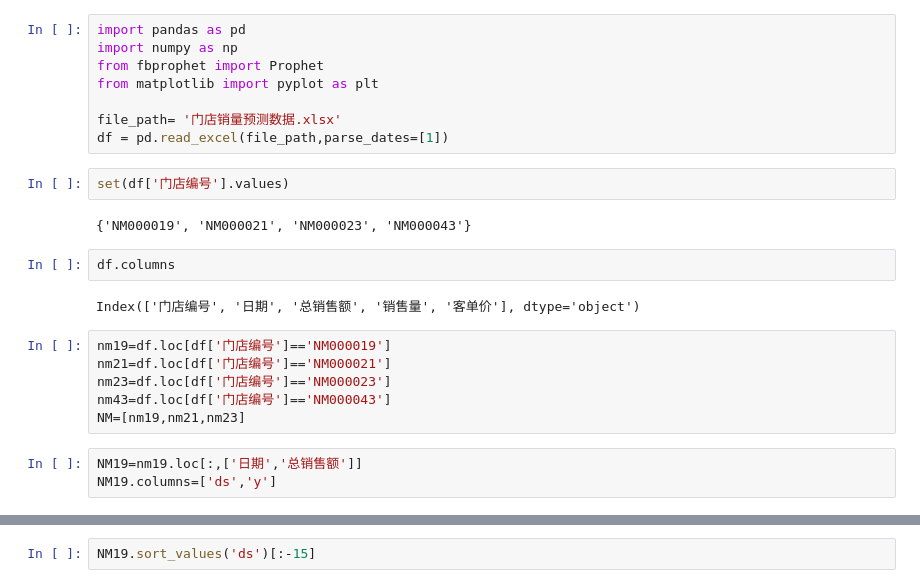
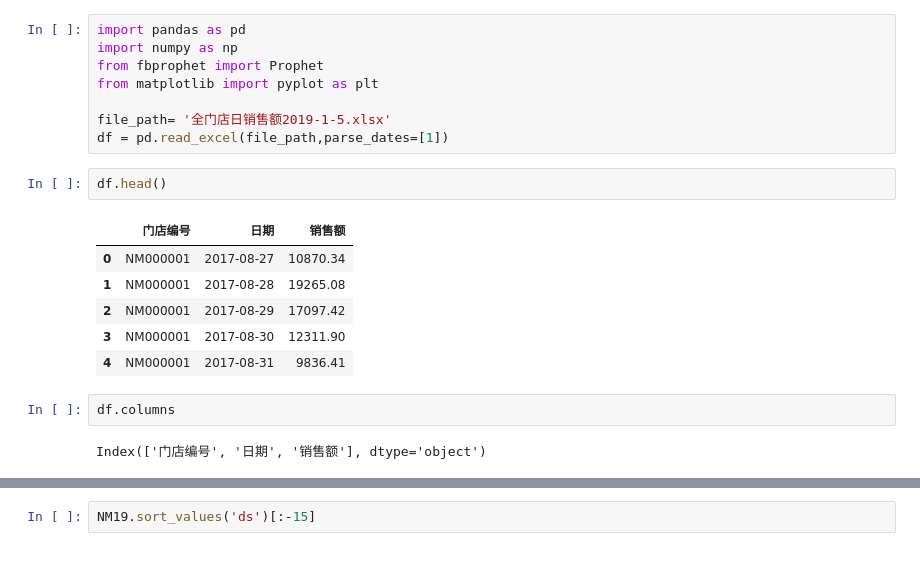
Before and after one commit to Achilles-Wang/sales_predict, a Jupyter notebook: prophet.ipynb, the cells around one changed output, grey strips where cells are left out. Cells and saved outputs as stored; diff of their text form; blank space fills up the shorter version.

```diff
--- a/prophet.ipynb
+++ b/prophet.ipynb
@@ -4,22 +4,18 @@ import numpy as np
 from fbprophet import Prophet
 from matplotlib import pyplot as plt
 
-file_path= '门店销量预测数据.xlsx'
+file_path= '全门店日销售额2019-1-5.xlsx'
 df = pd.read_excel(file_path,parse_dates=[1])
-# %%
-set(df['门店编号'].values)
-# %% [output]
-{'NM000019', 'NM000021', 'NM000023', 'NM000043'}
+# %%
+df.head()
+# %% [output]
+|  | 门店编号 | 日期 | 销售额 |
+| 0 | NM000001 | 2017-08-27 | 10870.34 |
+| 1 | NM000001 | 2017-08-28 | 19265.08 |
+| 2 | NM000001 | 2017-08-29 | 17097.42 |
+| 3 | NM000001 | 2017-08-30 | 12311.90 |
+| 4 | NM000001 | 2017-08-31 | 9836.41 |
 # %%
 df.columns
 # %% [output]
-Index(['门店编号', '日期', '总销售额', '销售量', '客单价'], dtype='object')
+Index(['门店编号', '日期', '销售额'], dtype='object')
-# %%
-nm19=df.loc[df['门店编号']=='NM000019']
-nm21=df.loc[df['门店编号']=='NM000021']
-nm23=df.loc[df['门店编号']=='NM000023']
-nm43=df.loc[df['门店编号']=='NM000043']
-NM=[nm19,nm21,nm23]
-# %%
-NM19=nm19.loc[:,['日期','总销售额']]
-NM19.columns=['ds','y']
```
Also changed, not shown: parts of 8 cells of this notebook, 2 other files.
